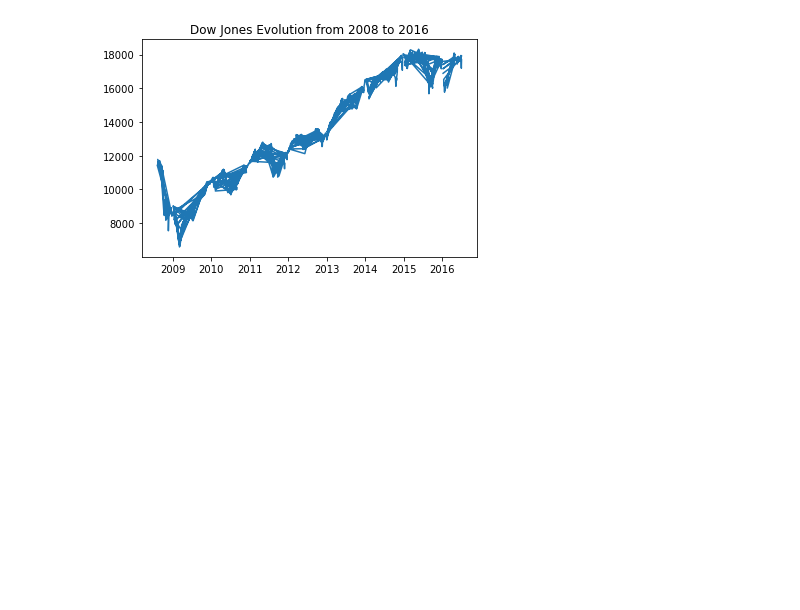
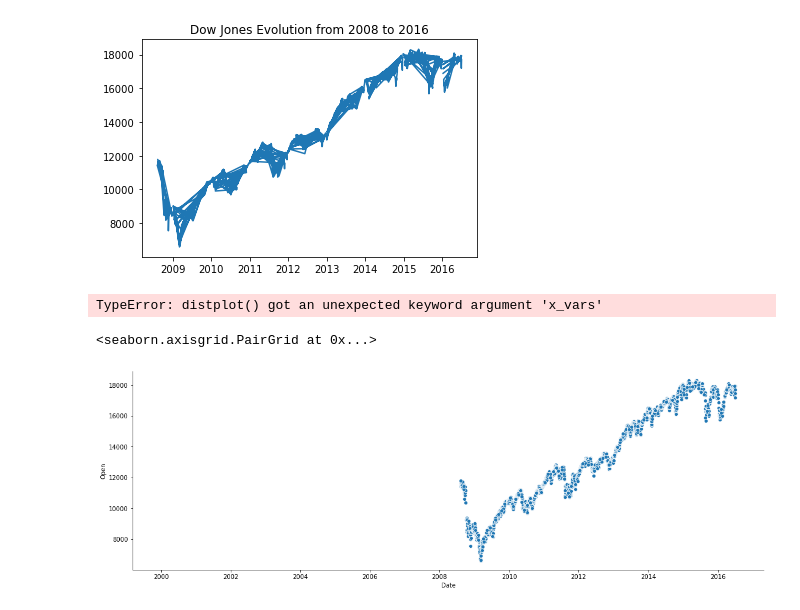
Before and after one commit to clairemalbrel/STOCK_PREDICT, a Jupyter notebook: Notebooks/Notebook_Matt.ipynb, the cells around one changed output. Saved outputs shown, nothing was run; the diff lists cells and outputs as text; code cells hidden in the pictures; blank space fills up the shorter version.

```diff
--- a/Notebooks/Notebook_Matt.ipynb
+++ b/Notebooks/Notebook_Matt.ipynb
@@ -1626,3 +1630,12 @@ plt.title('Dow Jones Evolution from 2008 to 2016')
 # %% [output]
 Text(0.5, 1.0, 'Dow Jones Evolution from 2008 to 2016')
 [figure]
+# %%
+sns.distplot(df['Open'], x_vars=['sepal_length', 'sepal_width'],y_vars=['petal_width'])
+# %% [output]
+TypeError: distplot() got an unexpected keyword argument 'x_vars'
+# %%
+sns.pairplot(df, x_vars=['Date'], y_vars=['Open'], height=5, aspect=3)
+# %% [output]
+<seaborn.axisgrid.PairGrid at 0x...>
+[figure, added]
```
Also changed, not shown: parts of 6 cells of this notebook, 1 other file.
